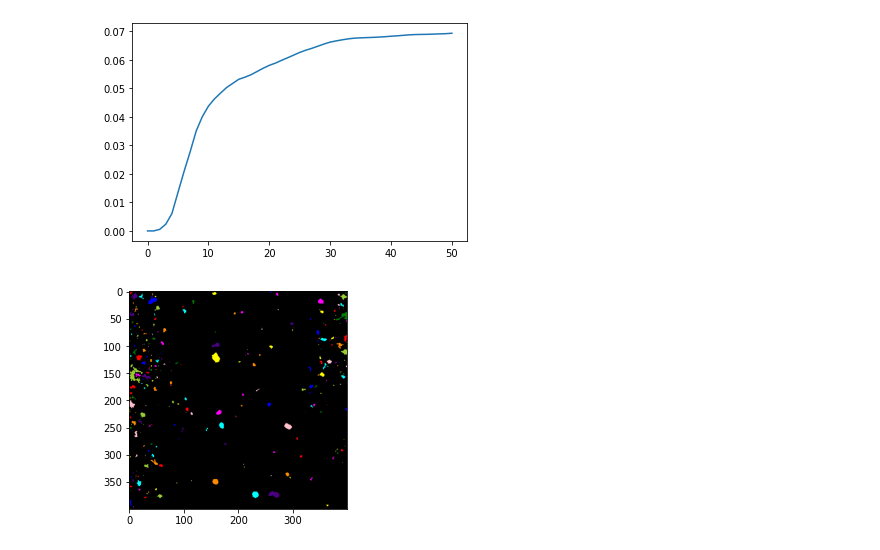
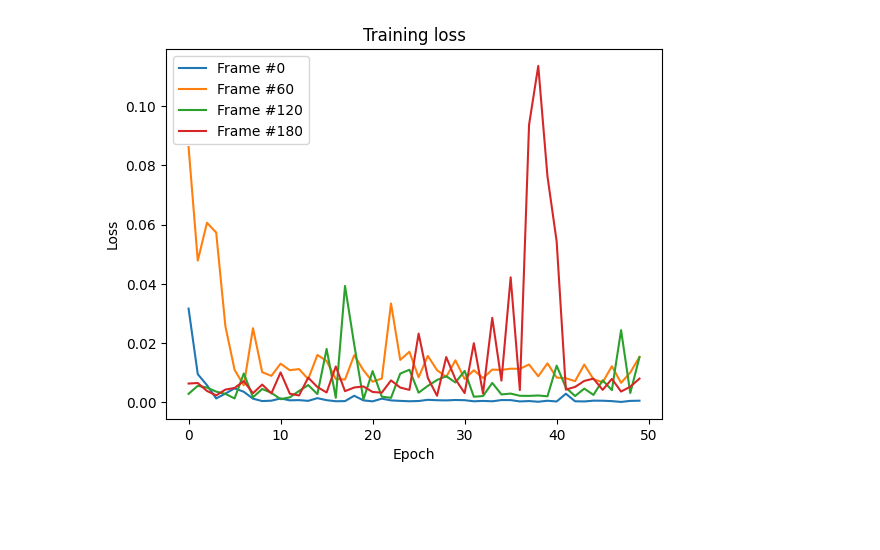
Before and after one commit to cappertherapper/Bachelorprojekt, a Jupyter notebook: grad_desc_test.ipynb, the cells around one changed output. Drawn from its saved outputs; the diff is of its cells as text; code cells hidden in the pictures; blank space fills up the shorter version.

```diff
--- a/grad_desc_test.ipynb
+++ b/grad_desc_test.ipynb
@@ -10,30 +10,34 @@ ImportError: cannot import name 'generate_noise_list' from 'src.gaussian_noise'
 # %%
-size = 400
+size = 300
+skip_size=60
+L=50
 im_thresh = 0.3
 noise_thresh = 0.2
 smooth = 2.4
-prior_thresh = 0.2
-prior_smooth = 2.4
+# prior_thresh = 0.2
+# prior_smooth = 2.4
 # %%
-im = process_video('images/cheese_gel.avi', threshold=im_thresh, size=size, skip_size=60)
+im = process_video('images/cheese_gel.avi', threshold=im_thresh, size=size, skip_size=skip_size)
 # %%
 def model(thresh, smooth):
-    noise = generate_noise_array(size=size, threshold=thresh, smooth=smooth, amount=4)
+    noise = generate_noise_array(size=size, threshold=thresh, smooth=smooth, amount=2)
     F, G = analyse_video(noise, L=50)
     return np.mean([i / j for i, j in zip(F, G)], axis=0)
 
 def loss_fn(y, thresh, smooth, pthresh, psmooth, w):
     return np.sum((model(thresh, smooth) - y)**2) + w*((thresh - pthresh)**2 + 0.5*(smooth - psmooth)**2)
 # %%
-max_iter = 20
+max_iter = 50
 h = 0.01
 learning_rate = 0.01
 #w_list= [5, 1, 0.2, 0.04, 0.008, 0]
 
 loss_all = []
 params = []
-for frame in im:
-    F, G = analyse_image(frame, L=50)
+prior_smooth, prior_thresh = find_default_params(im[0])
+
+for frame in tqdm(im):
+    F, G = analyse_image(frame, L=L)
     y = F/G
     loss_list = []
     #for w in w_list:
@@ -52,9 +56,11 @@ for frame in im:
         # print(grad1)
         # print(grad2)
         #print("thresh, smooth = " + str(noise_thresh) + ", " + str(smooth))
-        print("done")
+        # print("done")
     loss_all.append(loss_list)
-    params.append((noise_thresh,smooth))
+    params.append((smooth,noise_thresh))
     prior_thresh = noise_thresh
     prior_smooth = smooth
+
+print(params)
 # %% [output]
@@ -108,9 +68,12 @@ plt.show()
-# %%
-plt.plot(F/G)
-plt.show()
-
-plt.imshow(label2rgb(im[0]))
-plt.show()
-# %% [output]
-[figure, removed]
-[figure, removed]
+# %%
+plt.tight_layout()
+plt.title('Training loss')
+plt.xlabel('Epoch')
+plt.ylabel('Loss')
+
+for i, loss in enumerate(loss_all):
+    plt.plot(loss, label='Frame #{}'.format(i*skip_size))
+plt.legend()
+plt.show()
+# %% [output]
+[figure, added]
```
Also changed, not shown: parts of 8 cells of this notebook, 3 other files.
